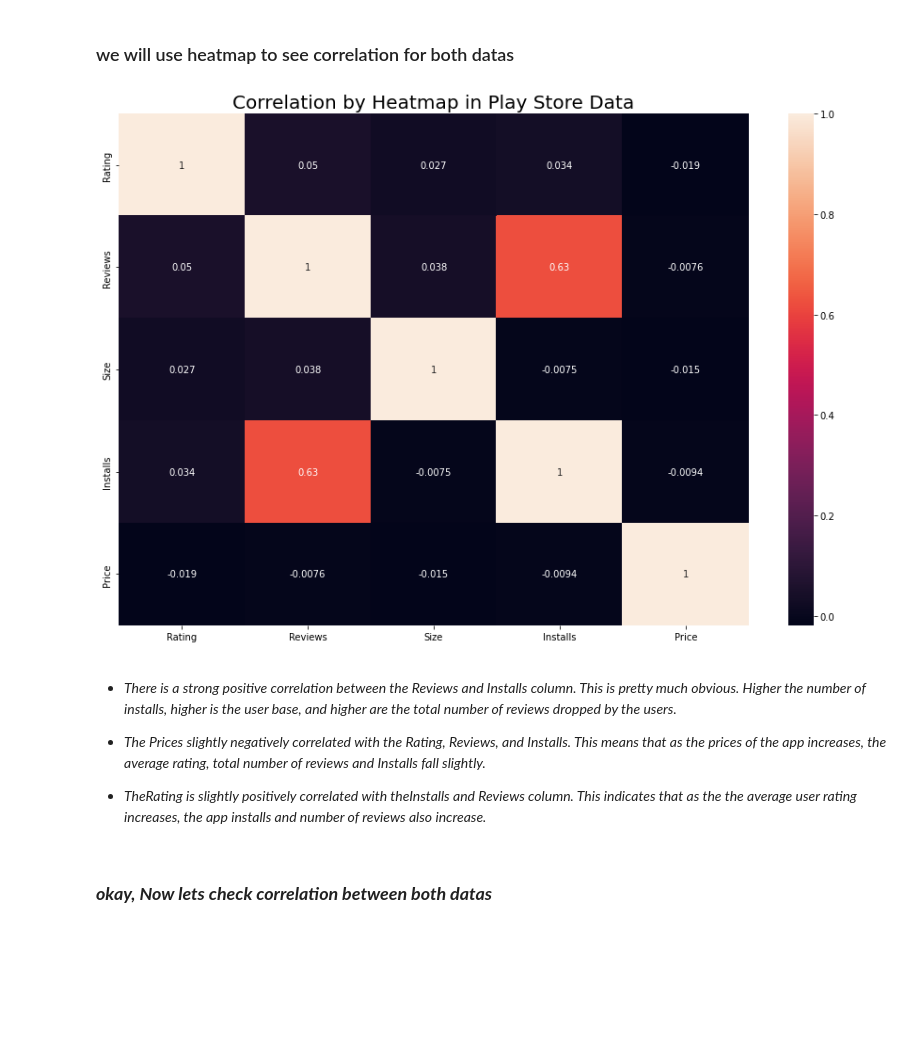
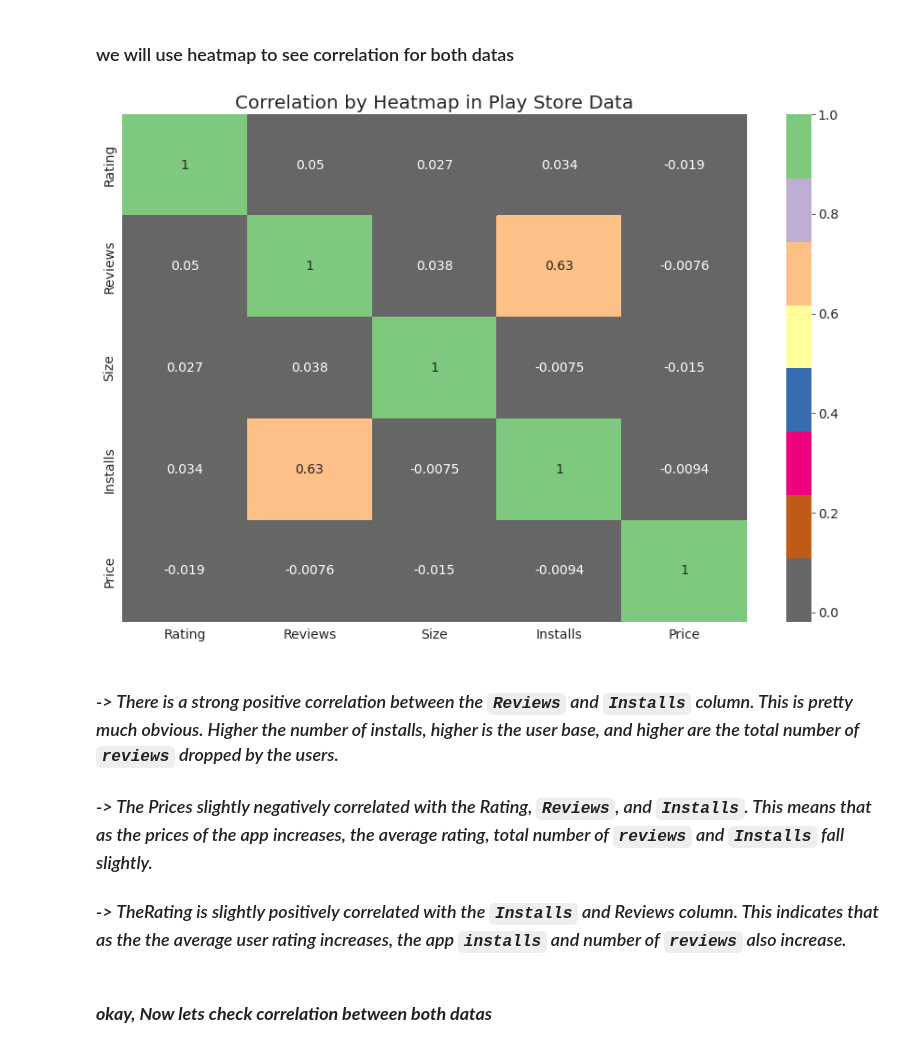
Before and after one commit to tushar2411/Almabetter-Data-Science, a Jupyter notebook: myPlay_Store_App_Review_Analysis_Capstone_Project.ipynb, the cells around one changed output. Drawn from its saved outputs; the diff is of its cells as text; code cells hidden in the pictures; blank space fills up the shorter version.

```diff
--- a/myPlay_Store_App_Review_Analysis_Capstone_Project.ipynb
+++ b/myPlay_Store_App_Review_Analysis_Capstone_Project.ipynb
@@ -638,19 +650,19 @@ playSdata.corr()
 ### we will use heatmap to see correlation for both datas
 # %%
 plt.figure(figsize=(15,10))
-sns.heatmap(playSdata.corr(),annot=True)
+sns.heatmap(playSdata.corr(),annot=True, cmap='Accent_r')
 plt.title("Correlation by Heatmap in Play Store Data",size='20');
 # %% [output]
-[figure, old version]
+[figure, new version]
 # %% [markdown]
 
 
-*   *There is a strong positive correlation between the Reviews and Installs column. This is pretty much obvious. Higher the number of installs, higher is the user base, and higher are the total number of reviews dropped by the users.*
+###    *-> There is a strong positive correlation between the `Reviews` and `Installs` column. This is pretty much obvious. Higher the number of installs, higher is the user base, and higher are the total number of `reviews` dropped by the users.*
 
-*   *The Prices slightly negatively correlated with the Rating, Reviews, and Installs. This means that as the prices of the app increases, the average rating, total number of reviews and Installs fall slightly.*
+###   *-> The Prices slightly negatively correlated with the Rating, `Reviews`, and `Installs`. This means that as the prices of the app increases, the average rating, total number of `reviews` and `Installs` fall slightly.*
 
 
-*   *TheRating is slightly positively correlated with theInstalls and Reviews column. This indicates that as the the average user rating increases, the app installs and number of reviews also increase.*
+###   *-> TheRating is slightly positively correlated with the `Installs` and Reviews column. This indicates that as the the average user rating increases, the app `installs` and number of `reviews` also increase.*
 # %% [markdown]
 ### ***okay, Now lets check correlation between both datas***
 # %%
```
Also changed, not shown: parts of 45 cells of this notebook.
